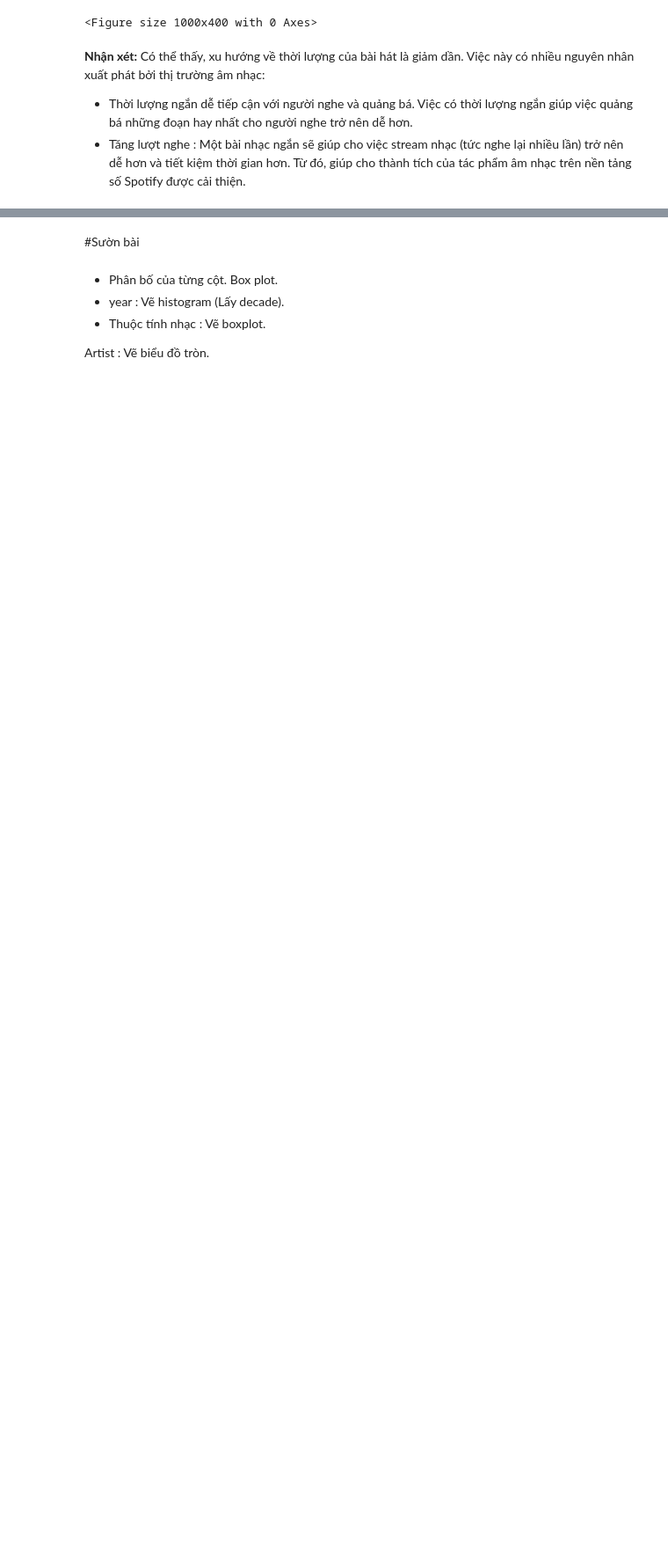
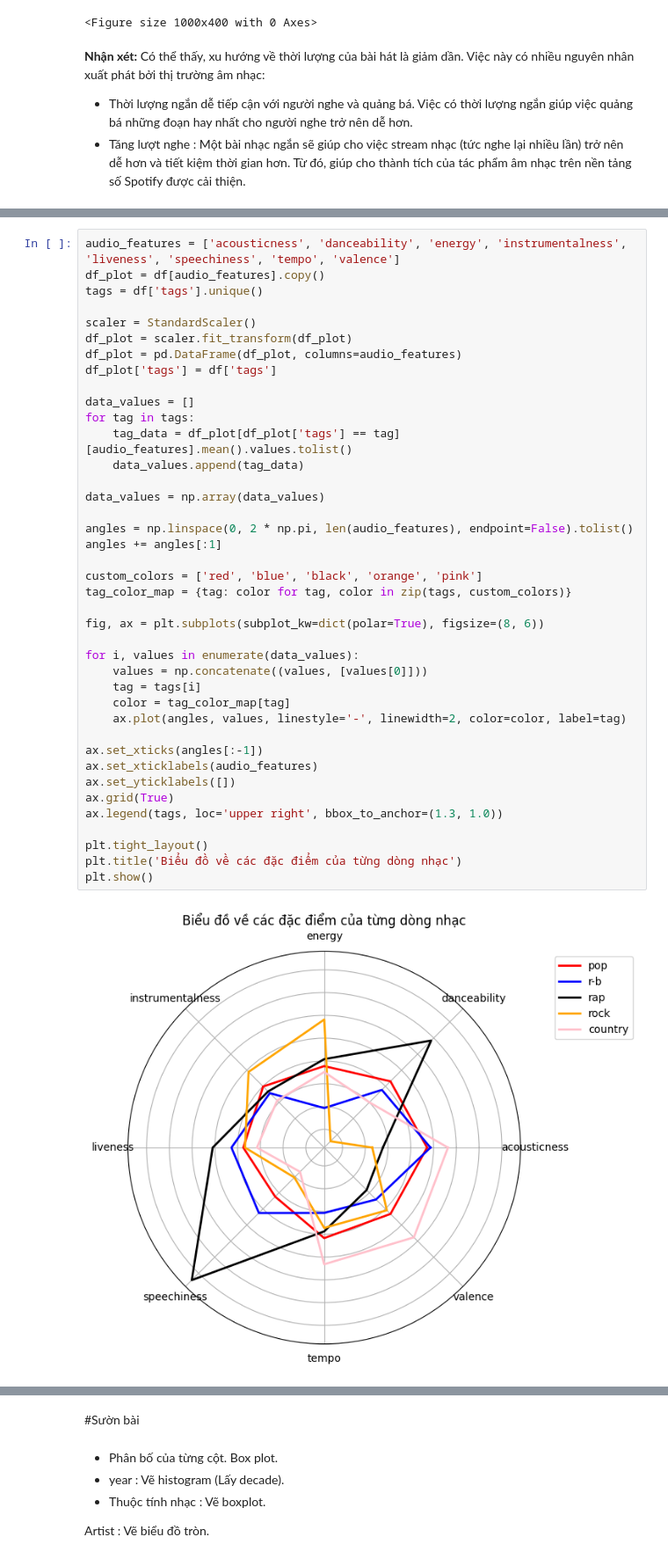
Before and after one commit to tabaochoke/Spotify_data_analysis_and_chatbot_recommender, a Jupyter notebook: 3_Data_Exploring.ipynb, the cells around one changed output, grey strips where cells are left out. Shown at 88% size. Drawn from its saved outputs; the diff is of its cells as text; blank space fills up the shorter version.

Commit message:
update data exploring

```diff
--- a/3_Data_Exploring.ipynb
+++ b/3_Data_Exploring.ipynb
@@ -274,0 +191,42 @@ Vì độ đo của loudness (tiếng ồn) là một độ đo logarit, và đ
+# %%
+audio_features = ['acousticness', 'danceability', 'energy', 'instrumentalness', 'liveness', 'speechiness', 'tempo', 'valence']
+df_plot = df[audio_features].copy()
+tags = df['tags'].unique()
+
+scaler = StandardScaler()
+df_plot = scaler.fit_transform(df_plot)
+df_plot = pd.DataFrame(df_plot, columns=audio_features)
+df_plot['tags'] = df['tags']
+
+data_values = []
+for tag in tags:
+    tag_data = df_plot[df_plot['tags'] == tag][audio_features].mean().values.tolist()
+    data_values.append(tag_data)
+
+data_values = np.array(data_values)
+
+angles = np.linspace(0, 2 * np.pi, len(audio_features), endpoint=False).tolist()
+angles += angles[:1]
+
+custom_colors = ['red', 'blue', 'black', 'orange', 'pink']
+tag_color_map = {tag: color for tag, color in zip(tags, custom_colors)}
+
+fig, ax = plt.subplots(subplot_kw=dict(polar=True), figsize=(8, 6))
+
+for i, values in enumerate(data_values):
+    values = np.concatenate((values, [values[0]]))
+    tag = tags[i]
+    color = tag_color_map[tag]
+    ax.plot(angles, values, linestyle='-', linewidth=2, color=color, label=tag)
+
+ax.set_xticks(angles[:-1])
+ax.set_xticklabels(audio_features)
+ax.set_yticklabels([])
+ax.grid(True)
+ax.legend(tags, loc='upper right', bbox_to_anchor=(1.3, 1.0))
+
+plt.tight_layout()
+plt.title('Biểu đồ về các đặc điểm của từng dòng nhạc')
+plt.show()
+# %% [output]
+[figure, added]
```
Also changed, not shown: parts of 21 cells of this notebook.
